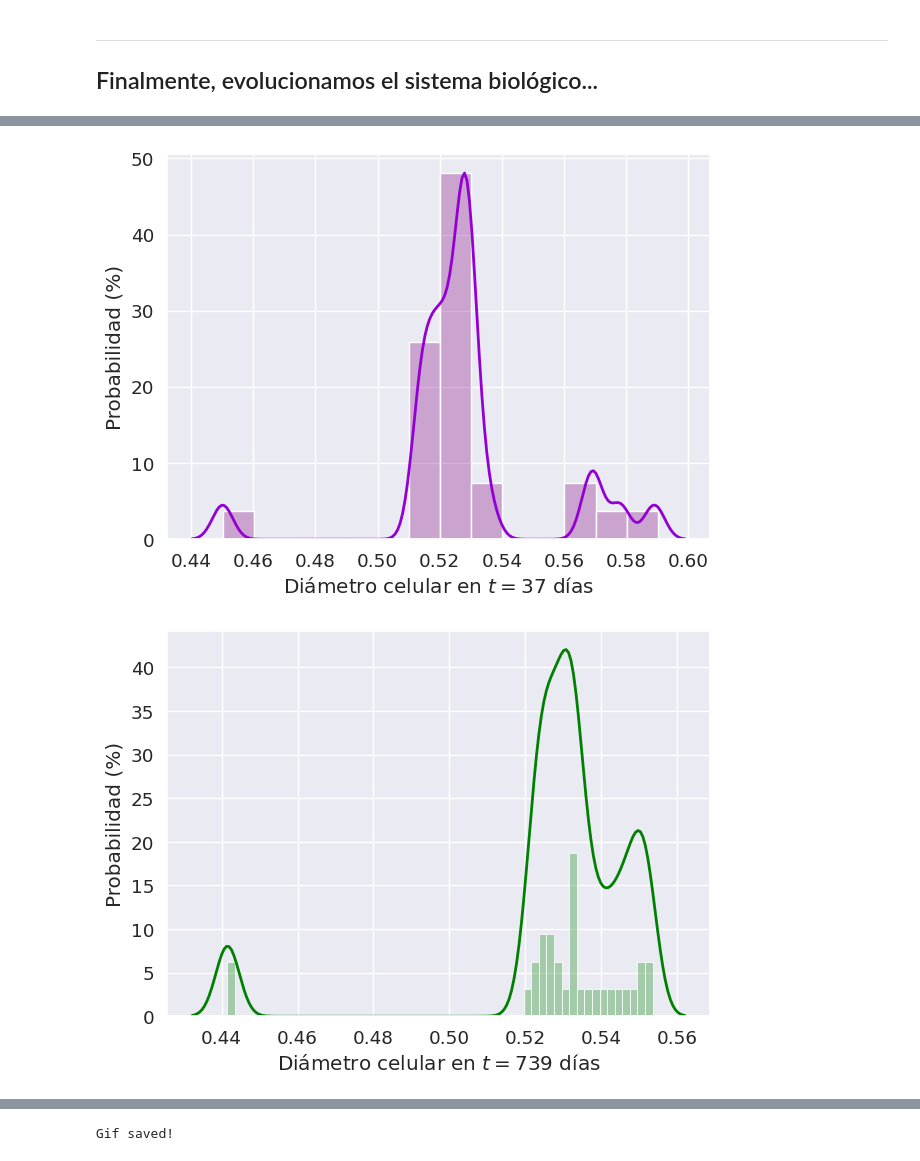
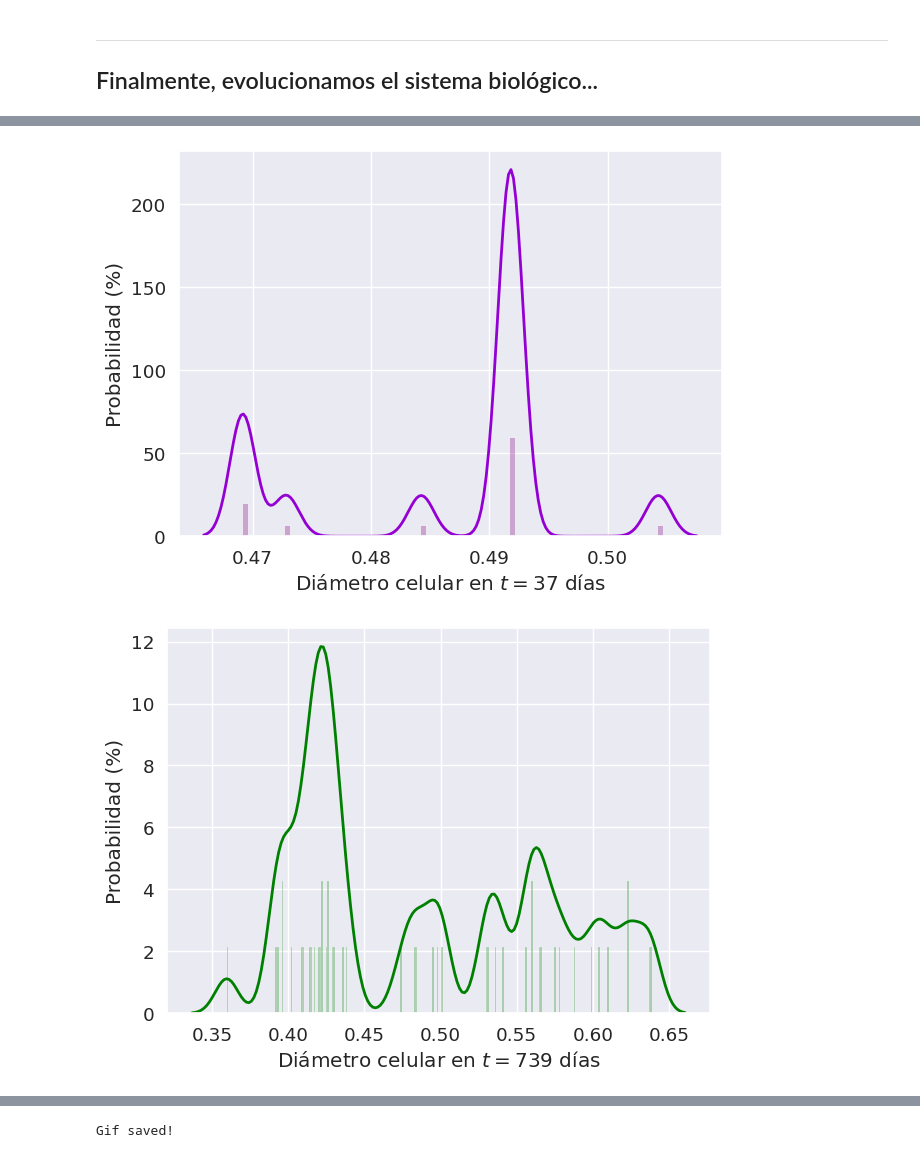
Before and after one commit to joshbrx/biomath_model, a Jupyter notebook: Voronoi_cells_prototipo.ipynb, the cells around one changed output, grey strips where cells are left out. Cells and saved outputs as stored; diff of their text form; code cells hidden in the pictures.

```diff
--- a/Voronoi_cells_prototipo.ipynb
+++ b/Voronoi_cells_prototipo.ipynb
@@ -1082,31 +1060,31 @@ plt.show()
 # %%
 # plt.style.use('default')
 sns.set_style("darkgrid")
 sns.set_context("notebook", font_scale=1.2)   # paper, notebook, talk, and poster
 
 def area_to_radius(x):
     return 2*np.sqrt(x/np.pi)
 
 plt.figure(figsize=(7,5))
-sns.kdeplot(area_to_radius(A_list[10]), color="darkviolet", bw_adjust=.25, linewidth=2)
-sns.histplot(area_to_radius(A_list[10]), label="Concentración inicial", color="purple", binwidth=0.01, alpha=0.3, stat="percent");
+sns.kdeplot(area_to_radius(A_list[0]), color="darkviolet", bw_adjust=.2, linewidth=2)
+sns.histplot(area_to_radius(A_list[0]), label="Concentración inicial", color="purple", binwidth=0.0005, alpha=0.3, stat="percent");
 plt.ylabel("Probabilidad (%)"); plt.xlabel("Diámetro celular en $t=37$ días");
 # plt.xlim([0.19,0.65])
 plt.show()
 
 plt.figure(figsize=(7,5))
-sns.kdeplot(area_to_radius(A_list[200]), color="green", bw_adjust=.25, linewidth=2)
-sns.histplot(area_to_radius(A_list[200]), label='Concentración inicial' , color="green", binwidth=0.002, alpha=0.3, stat="percent")
+sns.kdeplot(area_to_radius(A_list[200]), color="green", bw_adjust=.2, linewidth=2)
+sns.histplot(area_to_radius(A_list[200]), label='Concentración inicial' , color="green", binwidth=0.001, alpha=0.3, stat="percent")
 plt.ylabel("Probabilidad (%)"); plt.xlabel("Diámetro celular en $t=739$ días");
 # plt.xlim([0.19,0.71])
 plt.show()
 
-plt.figure(figsize=(7,5))
-sns.kdeplot(area_to_radius(A_list[-1]), color="green", bw_adjust=.25, linewidth=2)
-sns.histplot(area_to_radius(A_list[-1]), label='Concentración inicial' , color="green", binwidth=0.001, alpha=0.3, stat="percent")
-plt.ylabel("Probabilidad (%)"); plt.xlabel("Diámetro celular en $t=1663$ días");
-# plt.xlim([0.19,0.71])
-plt.show()
+# plt.figure(figsize=(7,5))
+# sns.kdeplot(area_to_radius(A_list[-1]), color="green", bw_adjust=.25, linewidth=2)
+# sns.histplot(area_to_radius(A_list[-1]), label='Concentración inicial' , color="green", binwidth=0.001, alpha=0.3, stat="percent")
+# plt.ylabel("Probabilidad (%)"); plt.xlabel("Diámetro celular en $t=1663$ días");
+# # plt.xlim([0.19,0.71])
+# plt.show()
 # %% [output]
-[figure, old version]
+[figure, new version]
-[figure, old version]
+[figure, new version]
```
Also changed, not shown: parts of 7 cells of this notebook.
